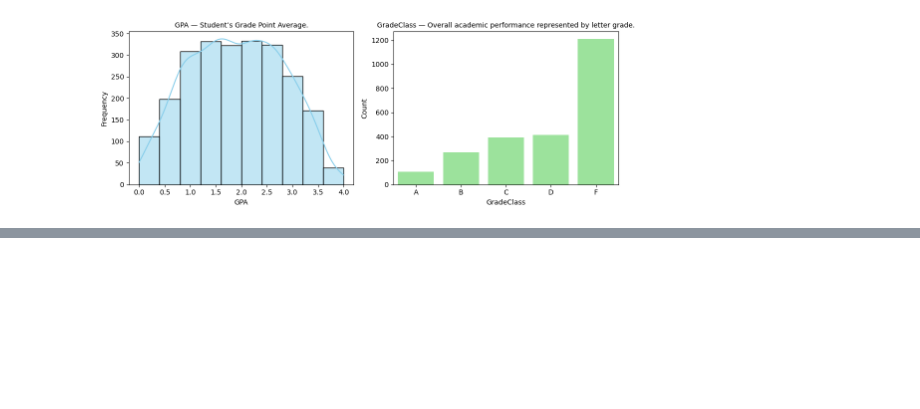
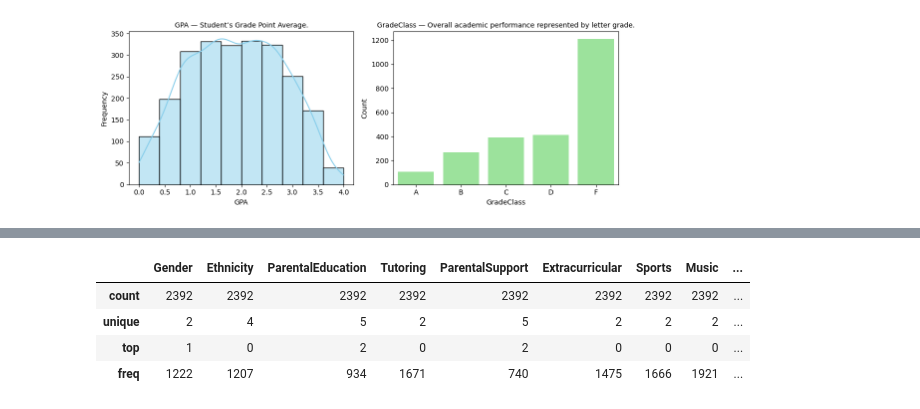
Before and after one commit to iampaulanca/USD-AAI-501-Group-3, a Jupyter notebook: Paul/pauls_notebook.ipynb, the cells around one changed output, grey strips where cells are left out. Saved outputs shown, nothing was run; the diff lists cells and outputs as text; code cells hidden in the pictures; blank space fills up the shorter version.

```diff
--- a/Paul/pauls_notebook.ipynb
+++ b/Paul/pauls_notebook.ipynb
@@ -168,0 +394,8 @@ plot_multiple_hists(
+# %%
+students_catogory.describe()
+# %% [output]
+|  | Gender | Ethnicity | ParentalEducation | Tutoring | ParentalSupport | Extracurricular | Sports | Music | ... |
+| count | 2392 | 2392 | 2392 | 2392 | 2392 | 2392 | 2392 | 2392 | ... |
+| unique | 2 | 4 | 5 | 2 | 5 | 2 | 2 | 2 | ... |
+| top | 1 | 0 | 2 | 0 | 2 | 0 | 0 | 0 | ... |
+| freq | 1222 | 1207 | 934 | 1671 | 740 | 1475 | 1666 | 1921 | ... |
```
Also changed, not shown: parts of 19 cells of this notebook.
